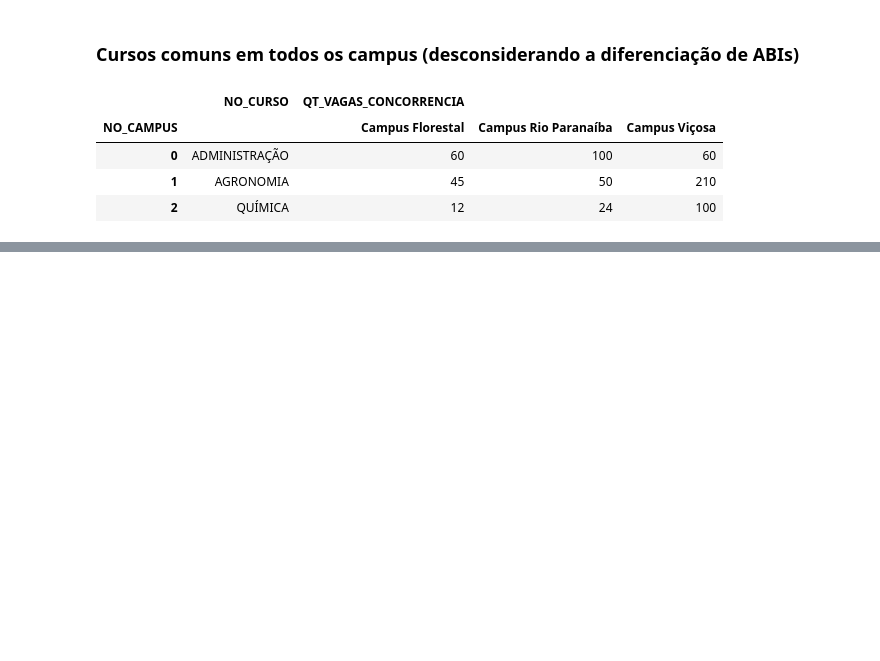
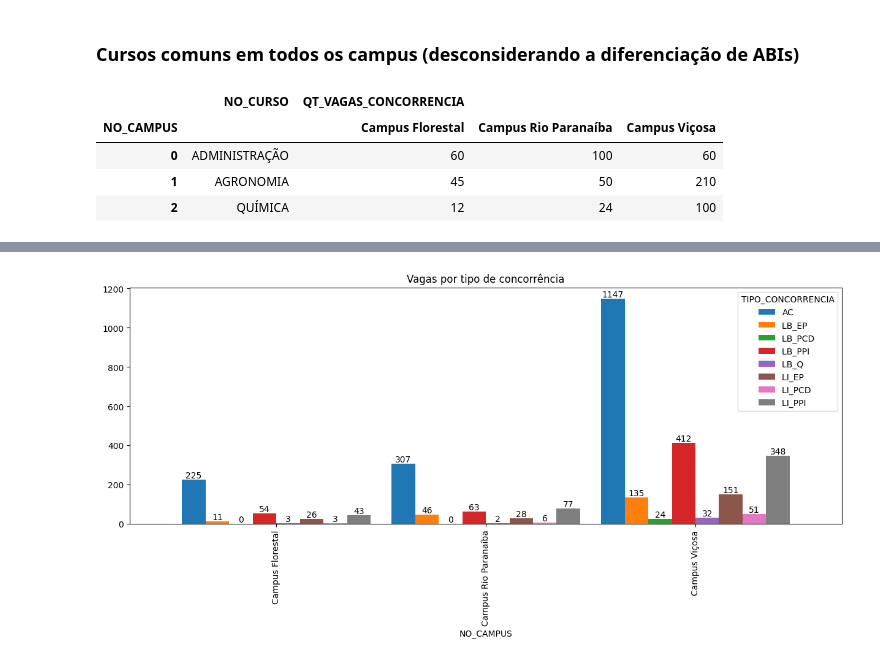
Before and after one commit to nfmmendes/sisu-2025-ufv, a Jupyter notebook: SISU_UFV_2025.ipynb, the cells around one changed output, grey strips where cells are left out. Cells and saved outputs as stored; diff of their text form; code cells hidden in the pictures; blank space fills up the shorter version.

Commit message:
Add tables and charts on score differences

```diff
--- a/SISU_UFV_2025.ipynb
+++ b/SISU_UFV_2025.ipynb
@@ -5,7 +5,7 @@ pd.set_option('display.max_rows', 300)
 pd.set_option('display.max_colwidth', None)
 # %%
 #LÊ DADOS E EXCLUI PRIMEIRAS 5 COLUNAS
-df = pd.read_csv("data.csv", sep=";")
+df = pd.read_csv("data.csv", sep=";", decimal=',')
 df = df.iloc[:, 5:]
 display(df)
 # %% [output]
@@ -92,0 +105,7 @@ display(df[['NO_CAMPUS', 'NO_CURSO', 'QT_VAGAS_CONCORRENCIA']].assign(NO_CURSO =
+# %%
+ax = df[['NO_CAMPUS', 'TIPO_CONCORRENCIA', 'QT_VAGAS_CONCORRENCIA']].groupby(['NO_CAMPUS', 'TIPO_CONCORRENCIA']).count()\
+        .unstack().droplevel(level = 0, axis=1).plot(kind='bar', title = "Vagas por tipo de concorrência", figsize=(15, 5), width=0.9);
+for container in ax.containers:
+    ax.bar_label(container);
+# %% [output]
+[figure, added]
```
Also changed, not shown: parts of 5 cells of this notebook.
